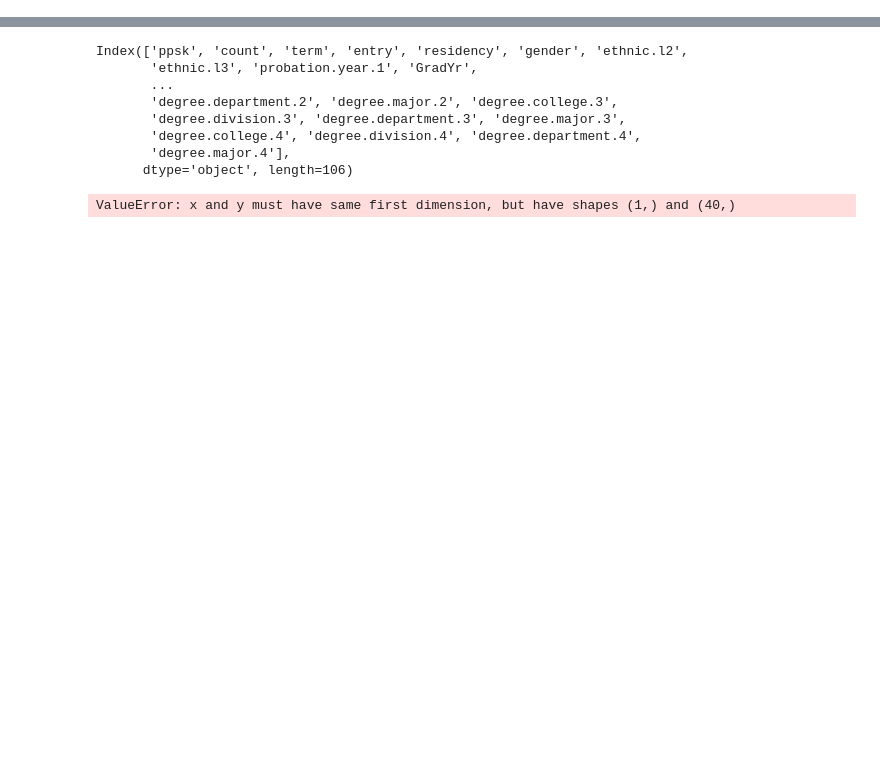
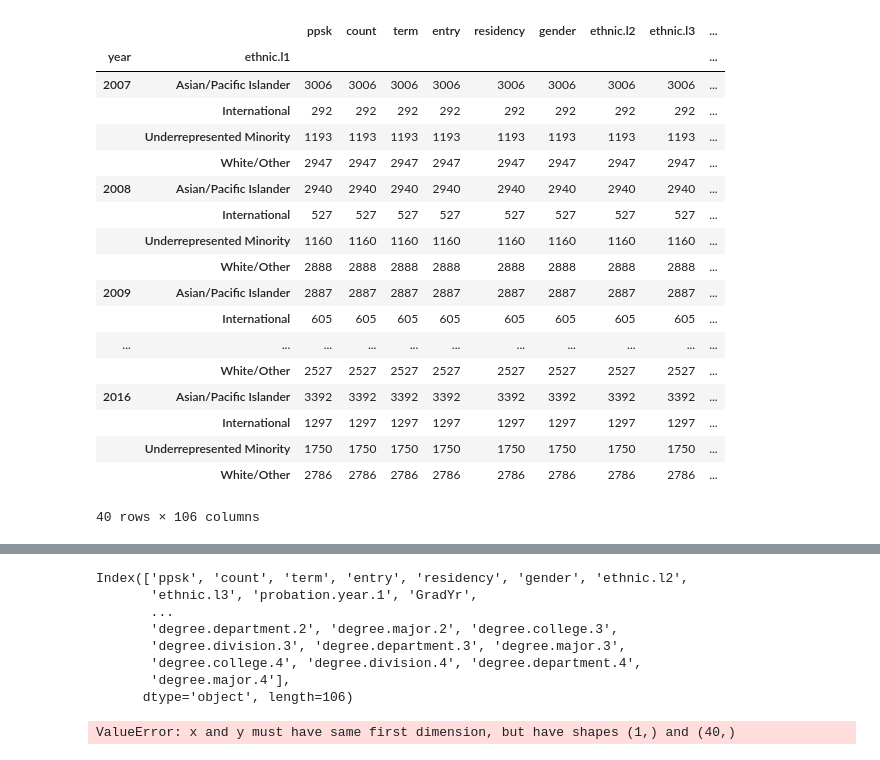
Before and after one commit to PaulDTP/Berkeley_Jacobs, a Jupyter notebook: test.ipynb, the cells around one changed output, grey strips where cells are left out. Drawn from its saved outputs; the diff is of its cells as text; code cells hidden in the pictures; blank space fills up the shorter version.

```diff
--- a/test.ipynb
+++ b/test.ipynb
@@ -12,5 +12,26 @@ course_data = glob.glob("data/uc.berkeley.student.course.data.*.txt")
 majors = glob.glob("data/uc.berkeley.student.majors.*.txt")
 pathways = glob.glob("data/uc.berkeley.stem.*.txt")
 # %%
-stem = pd.read_table(files[24]).groupby(['ethnic.l1','year']).count()
-#stem = pd.DataFrame(plot)
+stem = pd.read_table(files[24]).groupby(['year','ethnic.l1']).count()
+#stem = pd.DataFrame(stem)
+stem
+# %% [output]
+|  |  | ppsk | count | term | entry | residency | gender | ethnic.l2 | ethnic.l3 | ... |
+| year | ethnic.l1 |  |  |  |  |  |  |  |  | ... |
+| 2007 | Asian/Pacific Islander | 3006 | 3006 | 3006 | 3006 | 3006 | 3006 | 3006 | 3006 | ... |
+|  | International | 292 | 292 | 292 | 292 | 292 | 292 | 292 | 292 | ... |
+|  | Underrepresented Minority | 1193 | 1193 | 1193 | 1193 | 1193 | 1193 | 1193 | 1193 | ... |
+|  | White/Other | 2947 | 2947 | 2947 | 2947 | 2947 | 2947 | 2947 | 2947 | ... |
+| 2008 | Asian/Pacific Islander | 2940 | 2940 | 2940 | 2940 | 2940 | 2940 | 2940 | 2940 | ... |
+|  | International | 527 | 527 | 527 | 527 | 527 | 527 | 527 | 527 | ... |
+|  | Underrepresented Minority | 1160 | 1160 | 1160 | 1160 | 1160 | 1160 | 1160 | 1160 | ... |
+|  | White/Other | 2888 | 2888 | 2888 | 2888 | 2888 | 2888 | 2888 | 2888 | ... |
+| 2009 | Asian/Pacific Islander | 2887 | 2887 | 2887 | 2887 | 2887 | 2887 | 2887 | 2887 | ... |
+|  | International | 605 | 605 | 605 | 605 | 605 | 605 | 605 | 605 | ... |
+| ... | ... | ... | ... | ... | ... | ... | ... | ... | ... | ... |
+|  | White/Other | 2527 | 2527 | 2527 | 2527 | 2527 | 2527 | 2527 | 2527 | ... |
+| 2016 | Asian/Pacific Islander | 3392 | 3392 | 3392 | 3392 | 3392 | 3392 | 3392 | 3392 | ... |
+|  | International | 1297 | 1297 | 1297 | 1297 | 1297 | 1297 | 1297 | 1297 | ... |
+|  | Underrepresented Minority | 1750 | 1750 | 1750 | 1750 | 1750 | 1750 | 1750 | 1750 | ... |
+|  | White/Other | 2786 | 2786 | 2786 | 2786 | 2786 | 2786 | 2786 | 2786 | ... |
+40 rows × 106 columns
```
Also changed, not shown: parts of 3 cells of this notebook.
